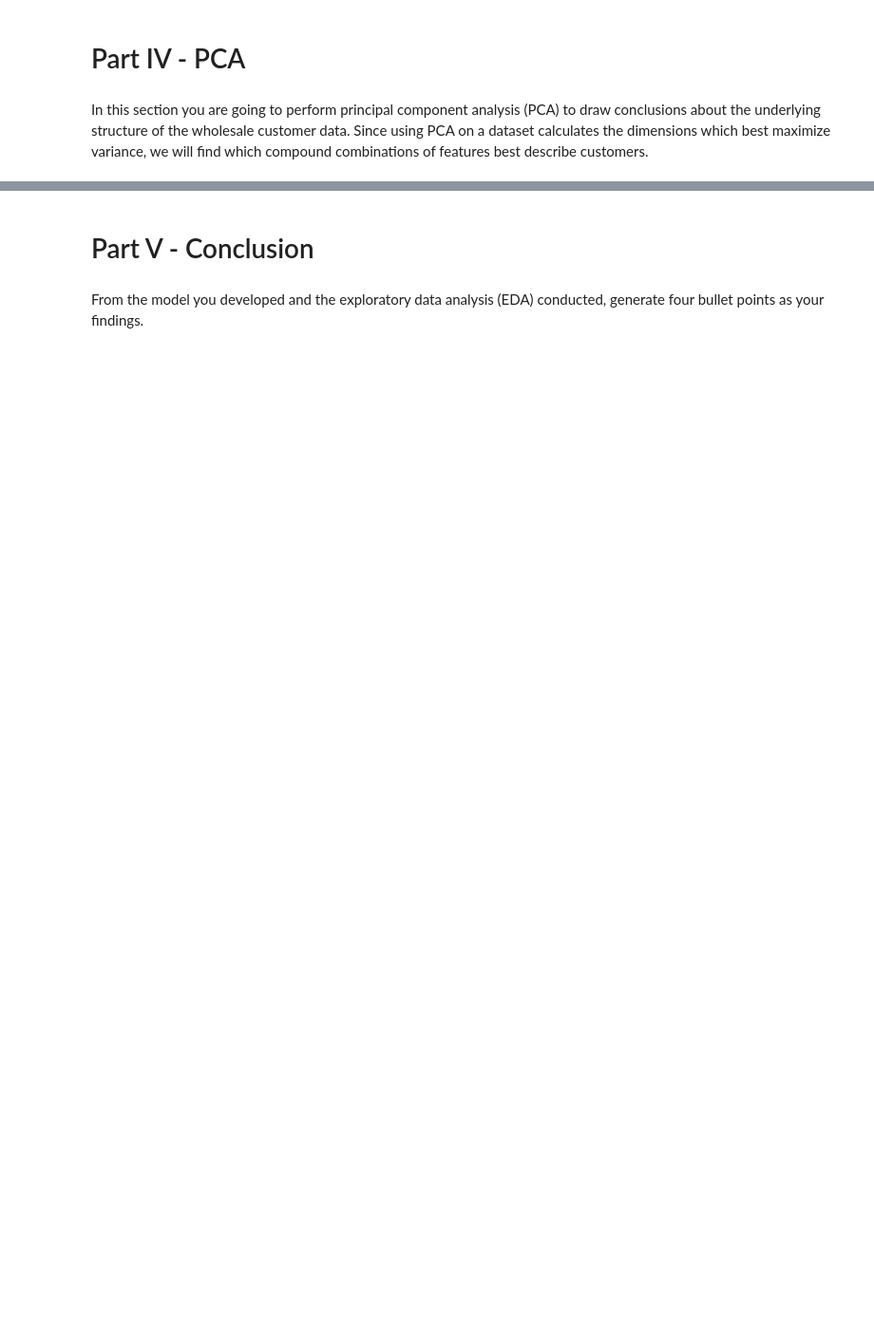
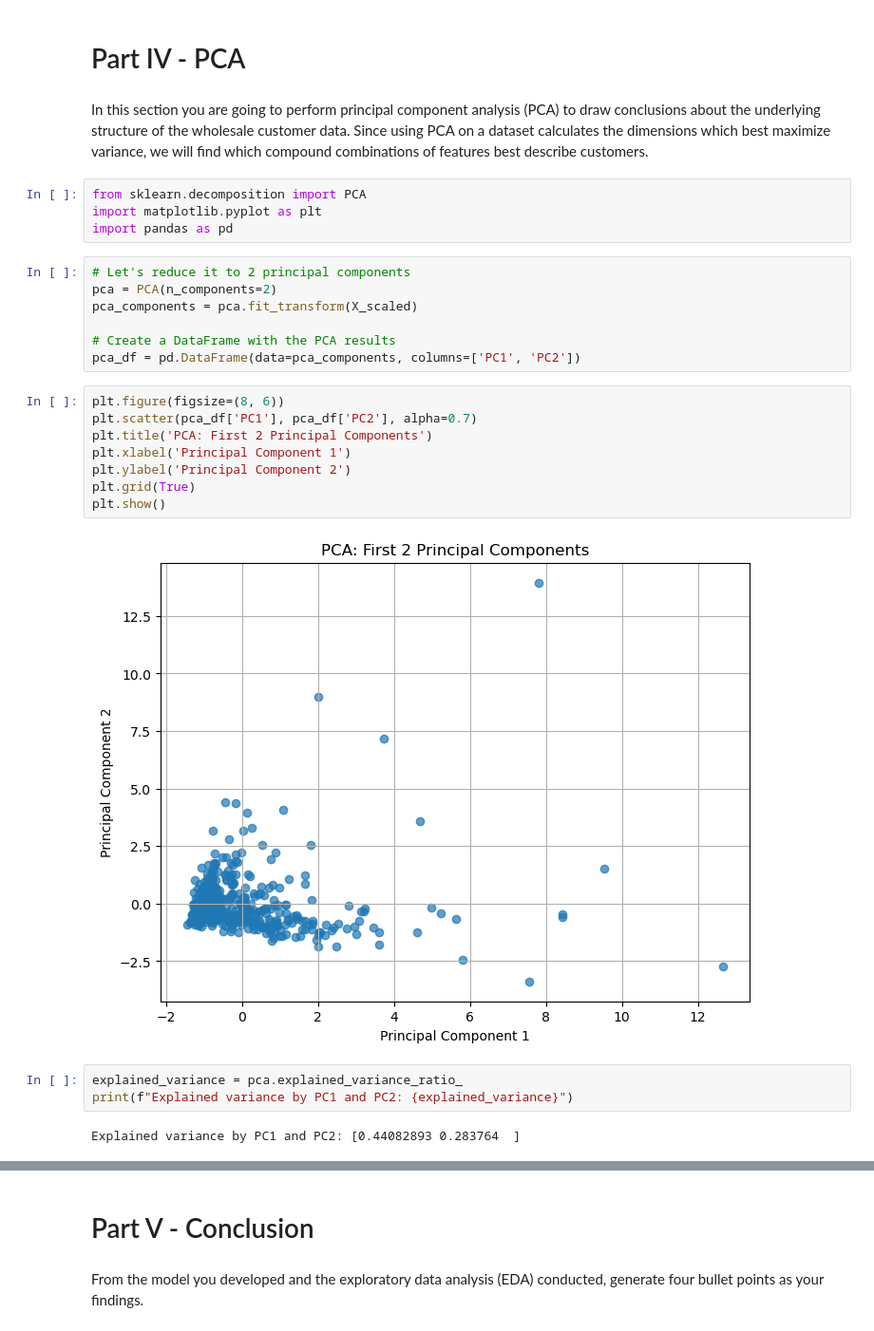
Before and after one commit to Ikenna1414/ml-project-unsupervised-learning, a Jupyter notebook: Unsupervised Learning - Project.ipynb, the cells around one changed output, grey strips where cells are left out. Shown: that part at 95% size. Cells and saved outputs as stored; diff of their text form; blank space fills up the shorter version.

```diff
--- a/Unsupervised Learning - Project.ipynb
+++ b/Unsupervised Learning - Project.ipynb
@@ -131,3 +208,29 @@ To perform hierarchical clustering analysis, you will need to pre-process the da
 # Part IV - PCA
 # %% [markdown]
 In this section you are going to perform principal component analysis (PCA) to draw conclusions about the underlying structure of the wholesale customer data. Since using PCA on a dataset calculates the dimensions which best maximize variance, we will find which compound combinations of features best describe customers.
+# %%
+from sklearn.decomposition import PCA
+import matplotlib.pyplot as plt
+import pandas as pd
+# %%
+# Let's reduce it to 2 principal components
+pca = PCA(n_components=2)
+pca_components = pca.fit_transform(X_scaled)
+
+# Create a DataFrame with the PCA results
+pca_df = pd.DataFrame(data=pca_components, columns=['PC1', 'PC2'])
+# %%
+plt.figure(figsize=(8, 6))
+plt.scatter(pca_df['PC1'], pca_df['PC2'], alpha=0.7)
+plt.title('PCA: First 2 Principal Components')
+plt.xlabel('Principal Component 1')
+plt.ylabel('Principal Component 2')
+plt.grid(True)
+plt.show()
+# %% [output]
+[figure, added]
+# %%
+explained_variance = pca.explained_variance_ratio_
+print(f"Explained variance by PC1 and PC2: {explained_variance}")
+# %% [output]
+Explained variance by PC1 and PC2: [0.44082893 0.283764  ]
```
Also changed, not shown: parts of 8 cells of this notebook.
